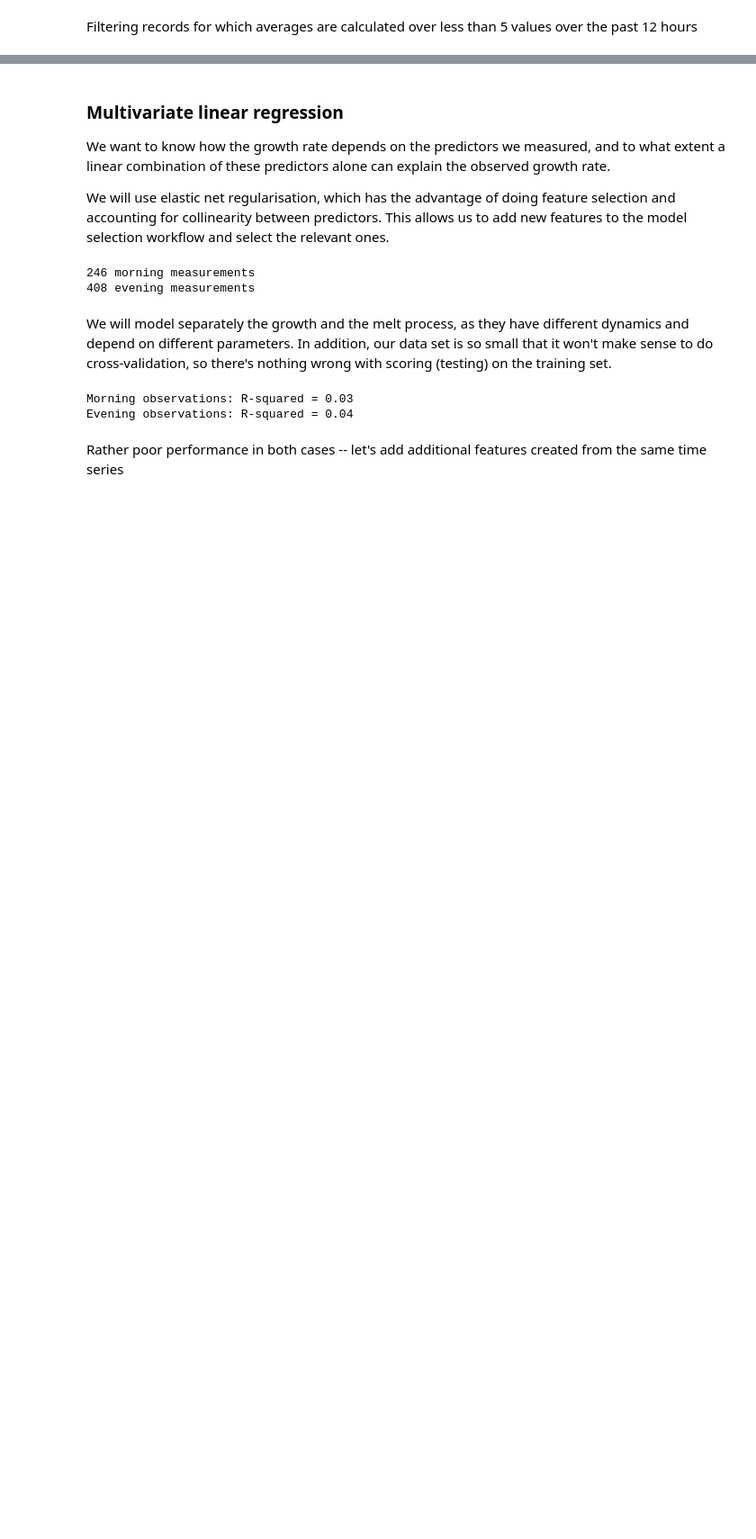
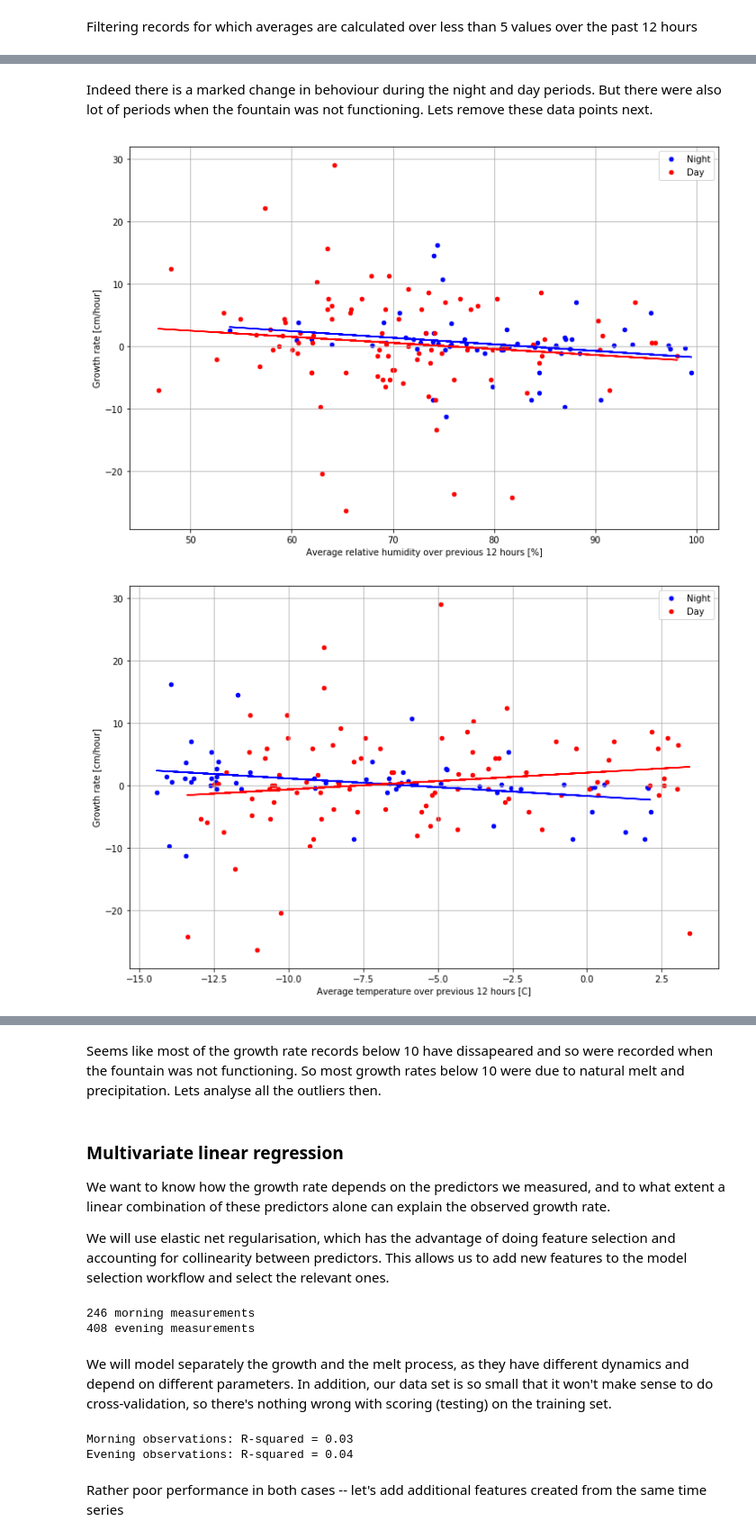
Before and after one commit to Gayashiva/Val_Roseg, a Jupyter notebook: notebooks/Analysis.ipynb, the cells around one changed output, grey strips where cells are left out. Shown at 90% size. Cells and saved outputs as stored; diff of their text form; code cells hidden in the pictures; blank space fills up the shorter version.

```diff
--- a/notebooks/Analysis.ipynb
+++ b/notebooks/Analysis.ipynb
@@ -136,0 +134,18 @@ for var in var_dict:
+# %% [markdown]
+Indeed there is a marked change in behoviour during the night and day periods. But there were also lot of periods when the fountain was not functioning. Lets remove these data points next.
+# %%
+for var in var_dict:
+    fig=plt.figure(figsize=(12,8))
+    ax=fig.add_subplot(1,1,1)
+    for mtype in [('AM', 'Night', 'b'), ('PM', 'Day', 'r')]:
+        dftmp = df[(df['type']==mtype[0]) & (df['water'])==1]
+        dftmp.plot(x=var, y='growth_rate', kind='scatter', ax=ax, label=mtype[1], color=mtype[2])
+        plt.plot(dftmp[var], np.poly1d(np.polyfit(dftmp[var], dftmp['growth_rate'], 1))(dftmp[var]),
+                 color=mtype[2])
+    plt.grid()
+    ax.set_xlabel(var_dict[var])
+    ax.set_ylabel('Growth rate [cm/hour]')
+    plt.show();
+# %% [output]
+[figure, added]
+[figure, added]
@@ -137,3 +154,5 @@ for var in var_dict:
+# %% [markdown]
+Seems like most of the growth rate records below 10 have dissapeared and so were recorded when the fountain was not functioning. So most growth rates below 10 were due to natural melt and precipitation. Lets analyse all the outliers then.
 # %% [markdown]
 ### Multivariate linear regression
 We want to know how the growth rate depends on the predictors we measured, and to what extent a linear combination of these predictors alone can explain the observed growth rate.
```
Also changed, not shown: parts of 23 cells of this notebook, 3 other files.
